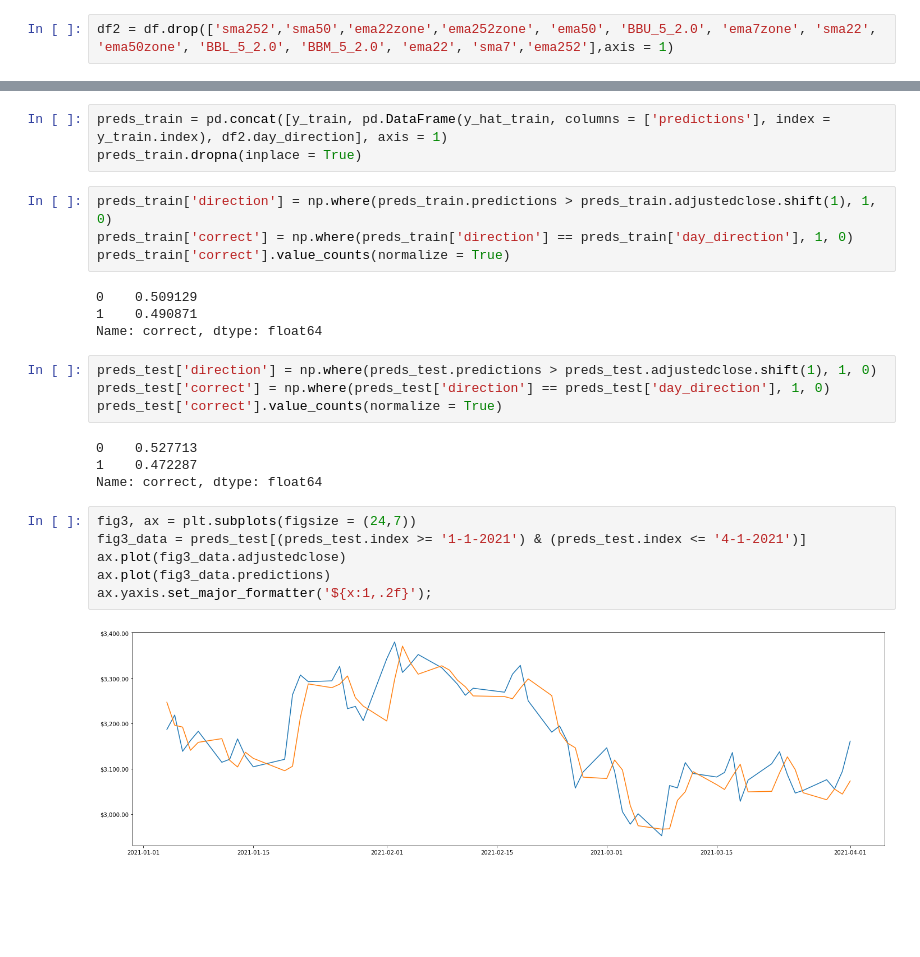
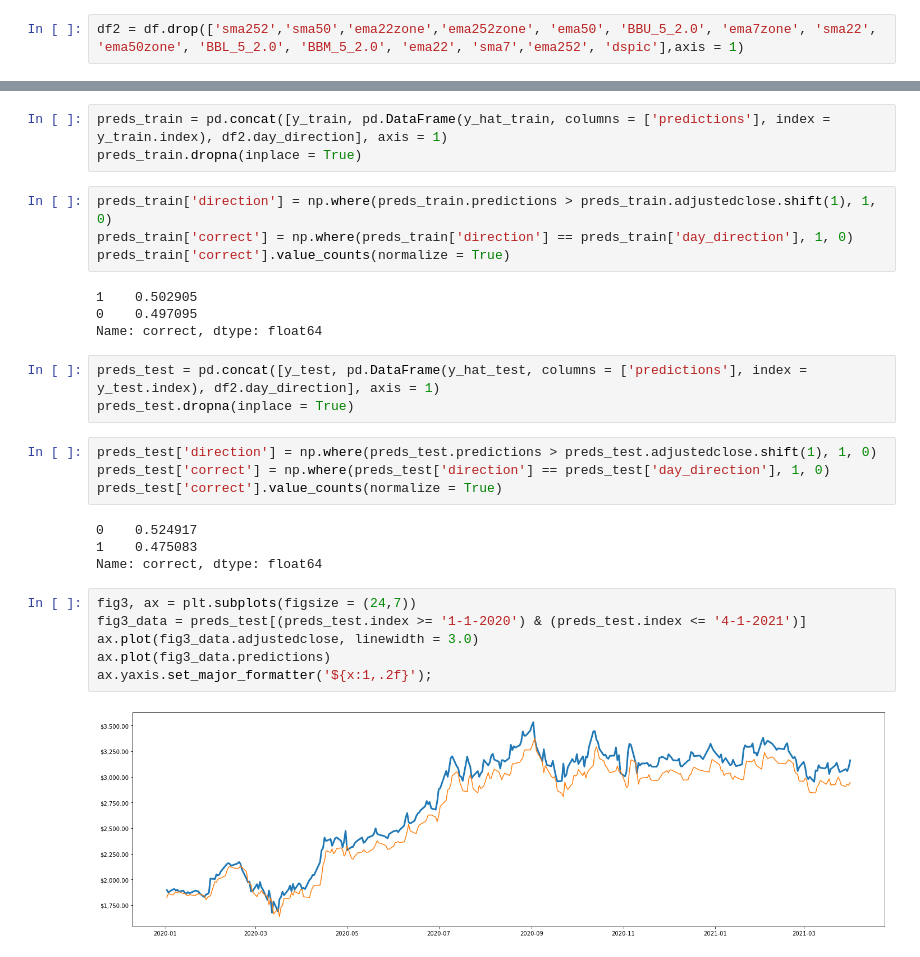
Before and after one commit to tjbray20/Market_Machine_Learning, a Jupyter notebook: SVMdate.ipynb, the cells around one changed output, grey strips where cells are left out. Cells and saved outputs as stored; diff of their text form; blank space fills up the shorter version.

```diff
--- a/SVMdate.ipynb
+++ b/SVMdate.ipynb
@@ -20,7 +20,7 @@ df.dropna(inplace = True)
 # %%
 df.index = pd.to_datetime(df.index)
 # %%
-df2 = df.drop(['sma252','sma50','ema22zone','ema252zone', 'ema50', 'BBU_5_2.0', 'ema7zone', 'sma22', 'ema50zone', 'BBL_5_2.0', 'BBM_5_2.0', 'ema22', 'sma7','ema252'],axis = 1)
+df2 = df.drop(['sma252','sma50','ema22zone','ema252zone', 'ema50', 'BBU_5_2.0', 'ema7zone', 'sma22', 'ema50zone', 'BBL_5_2.0', 'BBM_5_2.0', 'ema22', 'sma7','ema252', 'dspic'],axis = 1)
 # %%
 corrs = df2.corr().stack().reset_index()
 corrs.columns = ['1','2','R2']
@@ -104,22 +111,25 @@ preds_train['direction'] = np.where(preds_train.predictions > preds_train.adjust
 preds_train['correct'] = np.where(preds_train['direction'] == preds_train['day_direction'], 1, 0)
 preds_train['correct'].value_counts(normalize = True)
 # %% [output]
-0    0.509129
-1    0.490871
+1    0.502905
+0    0.497095
 Name: correct, dtype: float64
+# %%
+preds_test = pd.concat([y_test, pd.DataFrame(y_hat_test, columns = ['predictions'], index = y_test.index), df2.day_direction], axis = 1)
+preds_test.dropna(inplace = True)
 # %%
 preds_test['direction'] = np.where(preds_test.predictions > preds_test.adjustedclose.shift(1), 1, 0)
 preds_test['correct'] = np.where(preds_test['direction'] == preds_test['day_direction'], 1, 0)
 preds_test['correct'].value_counts(normalize = True)
 # %% [output]
-0    0.527713
-1    0.472287
+0    0.524917
+1    0.475083
 Name: correct, dtype: float64
 # %%
 fig3, ax = plt.subplots(figsize = (24,7))
-fig3_data = preds_test[(preds_test.index >= '1-1-2021') & (preds_test.index <= '4-1-2021')]
-ax.plot(fig3_data.adjustedclose)
+fig3_data = preds_test[(preds_test.index >= '1-1-2020') & (preds_test.index <= '4-1-2021')]
+ax.plot(fig3_data.adjustedclose, linewidth = 3.0)
 ax.plot(fig3_data.predictions)
 ax.yaxis.set_major_formatter('${x:1,.2f}');
 # %% [output]
-[figure, old version]
+[figure, new version]
```
Also changed, not shown: parts of 6 cells of this notebook, 7 other files.
